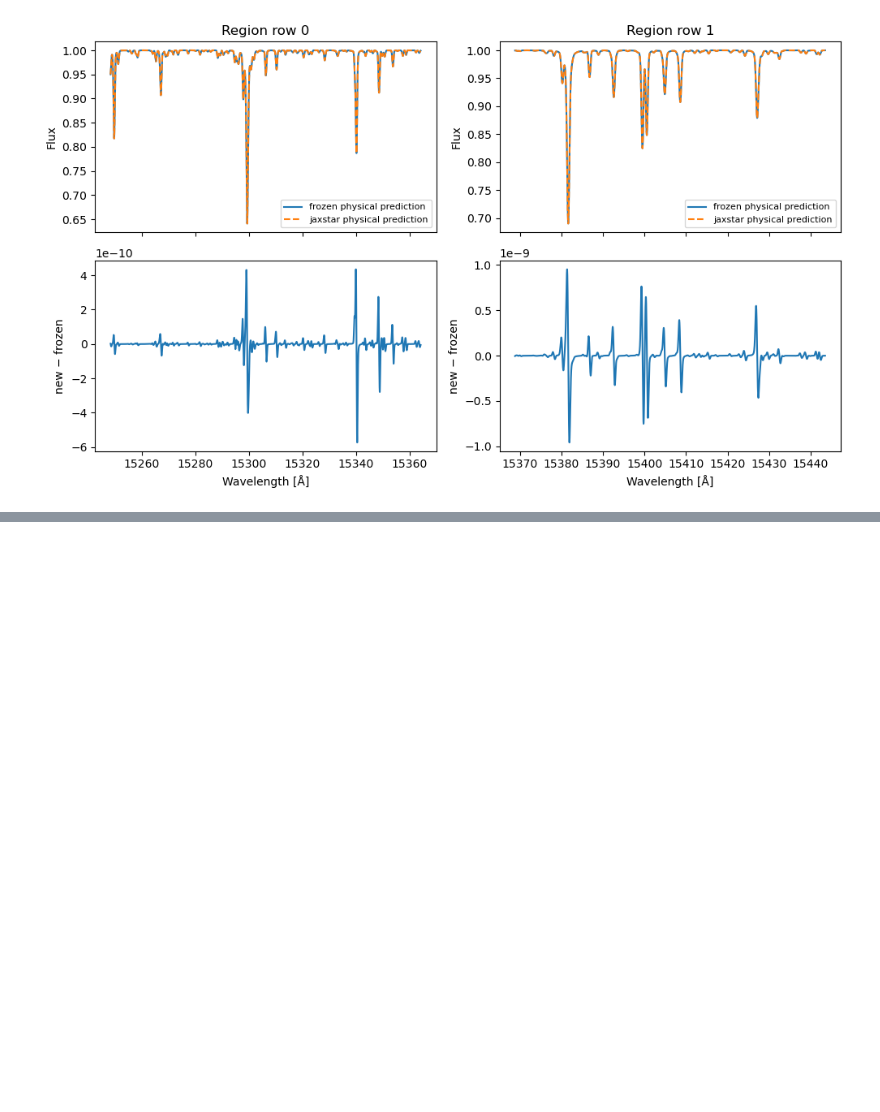
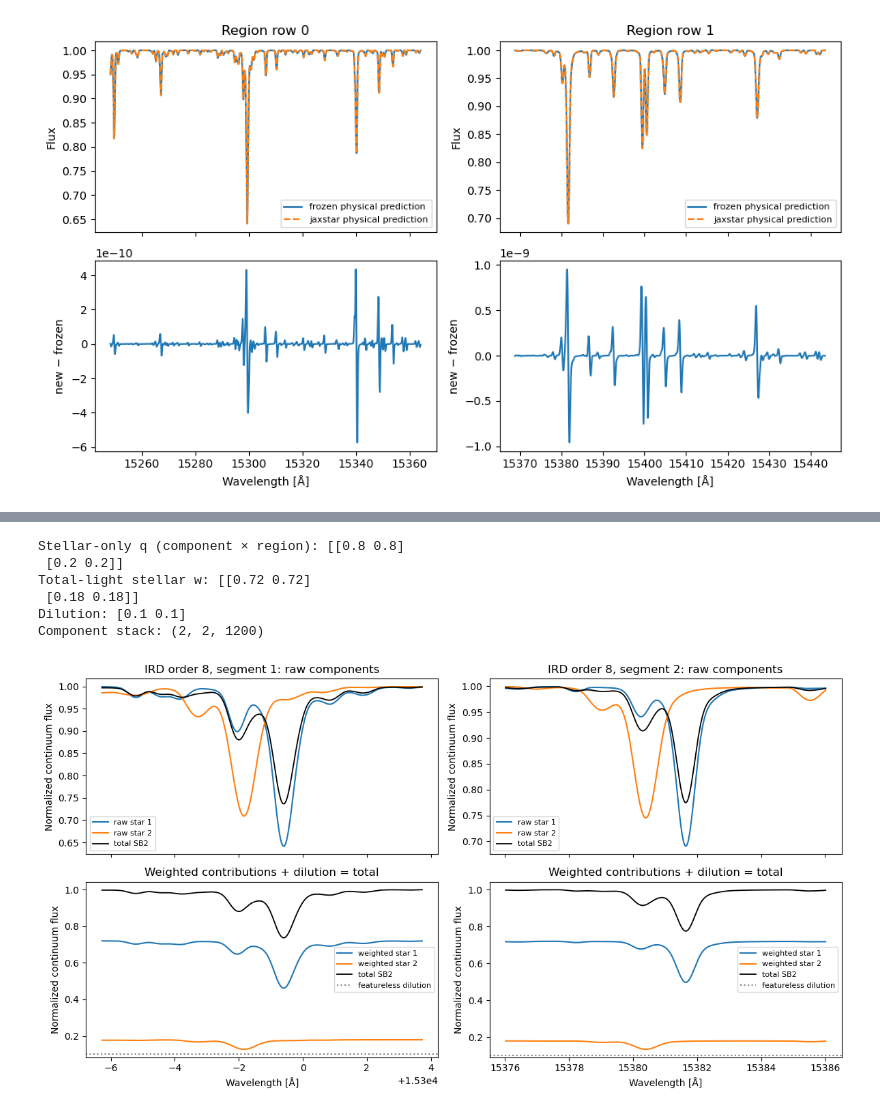
Before and after one commit to kemasuda/jaxstar, a Jupyter notebook: examples/tutorials/specmodel.ipynb, the cells around one changed output, grey strips where cells are left out. Drawn from its saved outputs; the diff is of its cells as text; code cells hidden in the pictures; blank space fills up the shorter version.

```diff
--- a/examples/tutorials/specmodel.ipynb
+++ b/examples/tutorials/specmodel.ipynb
@@ -343,0 +352,49 @@ full      : max |new - frozen| = 9.575e-10
+# %%
+primary = copy.deepcopy(params["components"][0])
+secondary = copy.deepcopy(primary)
+secondary["atmosphere"].update(teff=5900., logg=4.35, feh=-0.25, alpha=0.20)
+secondary["broadening"].update(vsini=9., vmacro=4., u1=0.4, u2=0.25)
+secondary["rv"] = -12.
+
+sb2 = {
+    "components": (primary, secondary),
+    "flux_weights": (1.0, 0.25),
+    "dilution": 0.1,
+    "instrument": copy.deepcopy(params["instrument"]),
+}
+total2 = model(sb2, zoom_wave)
+parts2 = model.decompose(sb2, zoom_wave)
+np.testing.assert_allclose(total2, parts2.total)
+np.testing.assert_allclose(parts2.total, parts2.dilution[:, None] + parts2.weighted_components.sum(axis=0))
+np.testing.assert_allclose(parts2.stellar_fractions.sum(axis=0), 1.)
+np.testing.assert_allclose(parts2.light_fractions.sum(axis=0) + parts2.dilution, 1.)
+print("Stellar-only q (component × region):", np.asarray(parts2.stellar_fractions))
+print("Total-light stellar w:", np.asarray(parts2.light_fractions))
+print("Dilution:", np.asarray(parts2.dilution))
+print("Component stack:", parts2.components.shape)
+# %% [output]
+Stellar-only q (component × region): [[0.8 0.8]
+ [0.2 0.2]]
+Total-light stellar w: [[0.72 0.72]
+ [0.18 0.18]]
+Dilution: [0.1 0.1]
+Component stack: (2, 2, 1200)
+# %%
+fig, axes = plt.subplots(2, len(zoom_wave), figsize=(12, 6.5), squeeze=False, sharex="col")
+for region in range(len(zoom_wave)):
+    for component in range(2):
+        axes[0, region].plot(zoom_wave[region], parts2.components[component, region], label=f"raw star {component + 1}")
+        axes[1, region].plot(zoom_wave[region], parts2.weighted_components[component, region], label=f"weighted star {component + 1}")
+    for row in range(2):
+        axes[row, region].plot(zoom_wave[region], total2[region], color="black", lw=1.3, label="total SB2")
+        axes[row, region].legend(fontsize=8)
+        axes[row, region].set_ylabel("Normalized continuum flux")
+    axes[1, region].axhline(float(parts2.dilution[region]), color="gray", ls=":", label="featureless dilution")
+    axes[1, region].legend(fontsize=8)
+    axes[1, region].set_xlabel("Wavelength [Å]")
+    axes[0, region].set_title(f"IRD order 8, segment {region + 1}: raw components")
+    axes[1, region].set_title("Weighted contributions + dilution = total")
+fig.tight_layout()
+plt.show()
+# %% [output]
+[figure, added]
```
Also changed, not shown: parts of 5 cells of this notebook, 12 other files.
